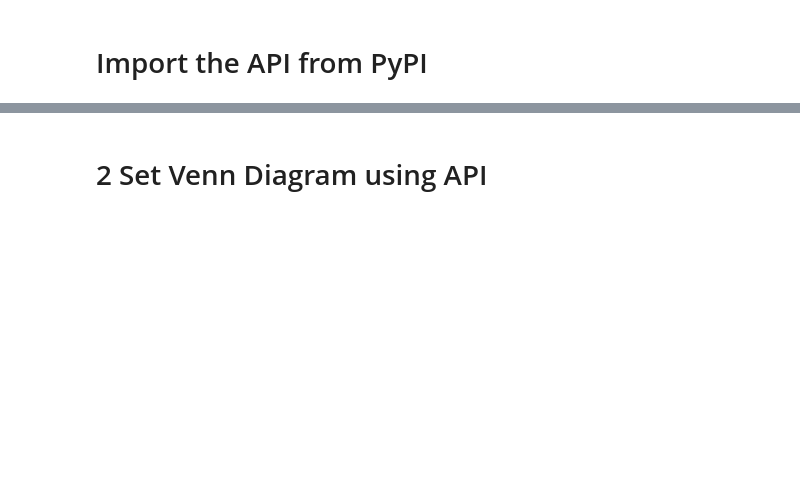
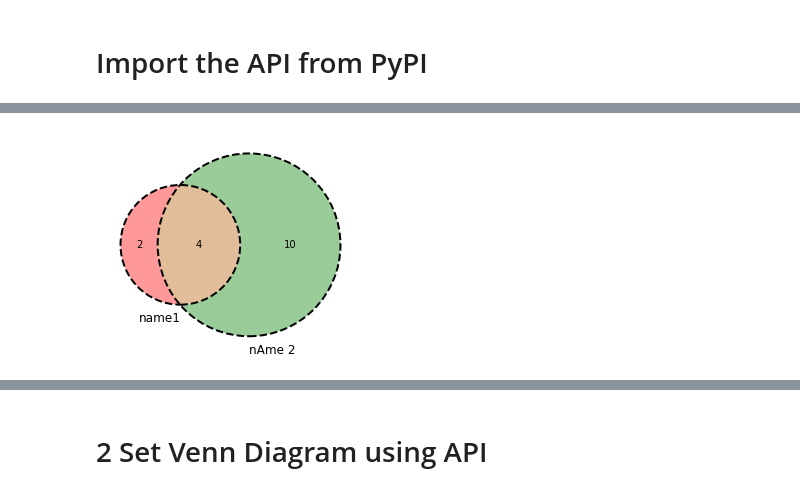
Before and after one commit to NathanCrowley/FinalYearProject, a Jupyter notebook: TestAPI/FYP_TESTING.ipynb, the cells around one changed output, grey strips where cells are left out. Cells and saved outputs as stored; diff of their text form; code cells hidden in the pictures; blank space fills up the shorter version.

```diff
--- a/TestAPI/FYP_TESTING.ipynb
+++ b/TestAPI/FYP_TESTING.ipynb
@@ -7,0 +179,11 @@ Note: you may need to restart the kernel to use updated packages.
+# %%
+set1 = set(mapped_values[0])
+set2 = set(mapped_values[1])
+
+sets = (set1,set2)
+l2 = labels[0:2]
+
+drawVenn(sets,l2)
+v.set_dashed_circles()
+# %% [output]
+[figure, added]
```
Also changed, not shown: parts of 44 cells of this notebook, 11 other files.
